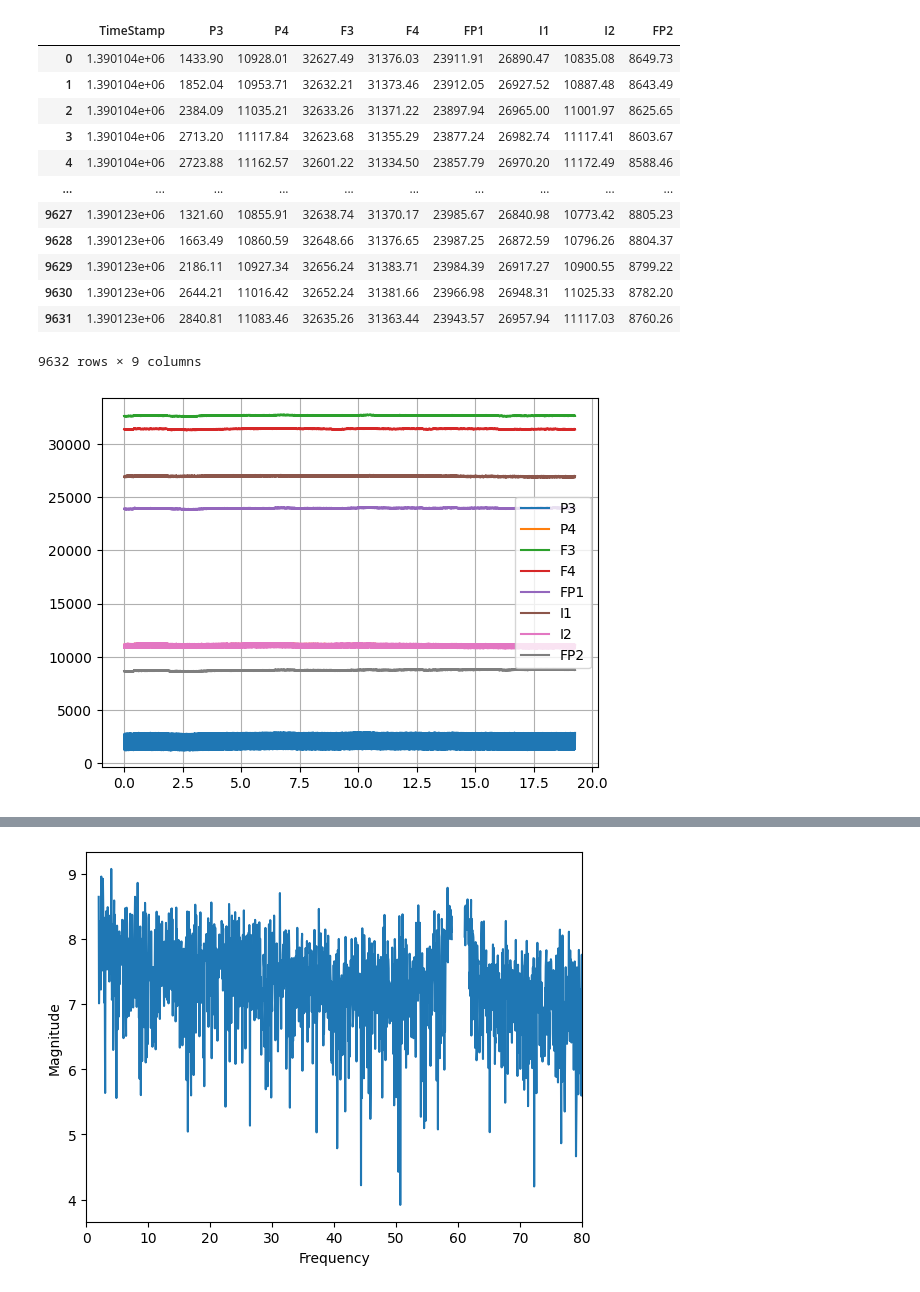
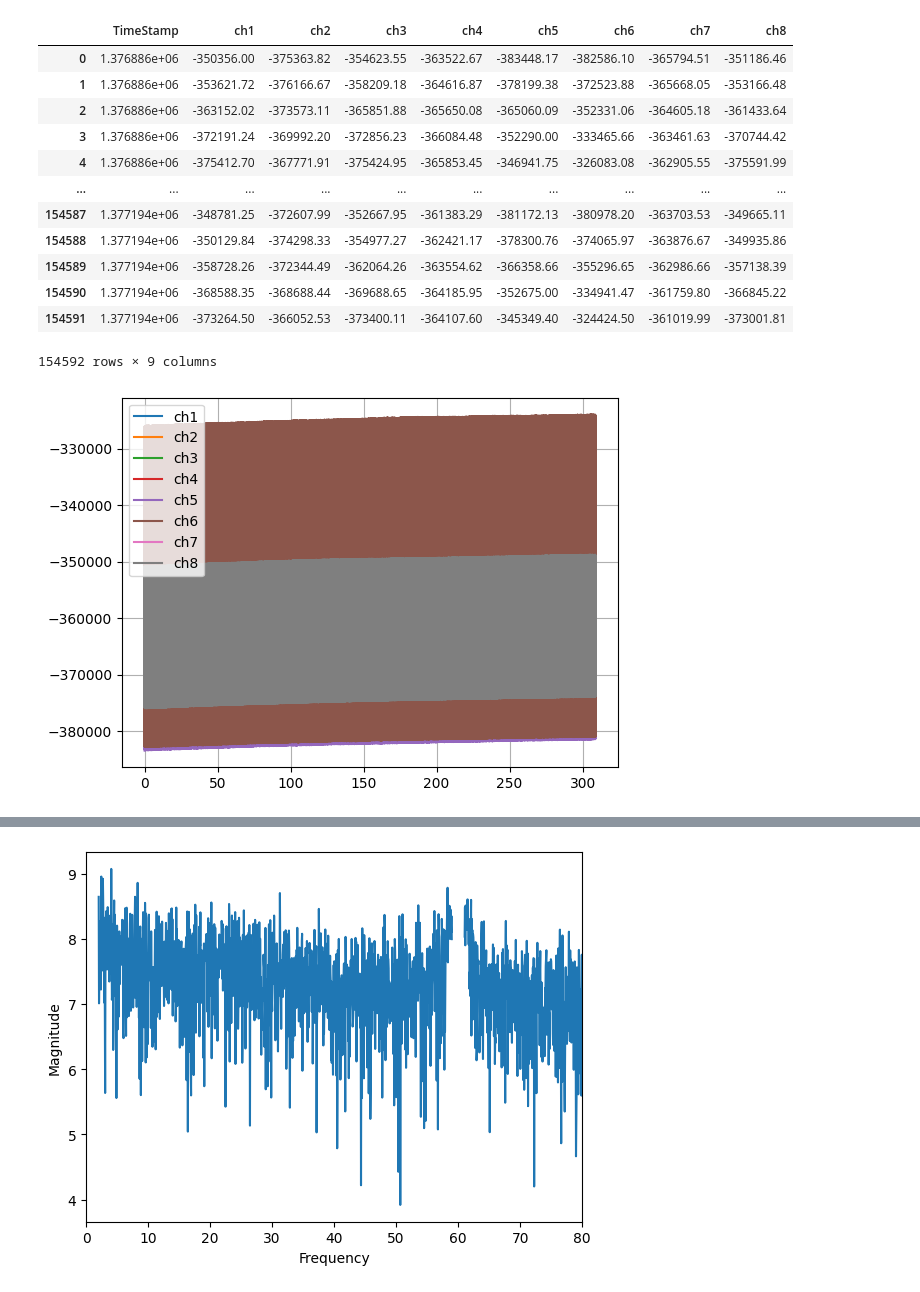
Before and after one commit to MyelinGroup/myelin-fuzzy-logic, a Jupyter notebook: analyze.ipynb, the cells around one changed output, grey strips where cells are left out. Saved outputs shown, nothing was run; the diff lists cells and outputs as text; code cells hidden in the pictures.

```diff
--- a/analyze.ipynb
+++ b/analyze.ipynb
@@ -6,25 +6,28 @@ from scipy.fft import fft, fftfreq, ifft
 # %%
 # df = pd.read_csv('Our Recorded Data/Zach EEG Data/Alpha Zach_ExG.csv')
 # df = pd.read_csv('Chethan EEG Data/.csv')
 # df = pd.read_csv('Our Recorded Data/Chethan EEG Data/Chethan Alpha_ExG.csv')
-df = pd.read_csv('Our Recorded Data/Ilia EEG Data/R8 Ilia Angry_ExG.csv')
-# df = pd.read_csv('Our Recorded Data/Background EEG/Background Noise_ExG.csv')
+
+# df = pd.read_csv('Our Recorded Data/Ilia EEG Data/R8 Ilia Angry_ExG.csv')
+# df = pd.read_csv('Our Recorded Data/Ilia EEG Data/R8 _ExG.csv')
+
+df = pd.read_csv('Our Recorded Data/Background EEG/Background Noise_ExG.csv')
 # timestamps_df = pd.read_csv('Zach EEG Data/Alpha Zach_Marker.csv')
 df
 # %% [output]
-|  | TimeStamp | P3 | P4 | F3 | F4 | FP1 | I1 | I2 | FP2 |
-| 0 | 1.390104e+06 | 1433.90 | 10928.01 | 32627.49 | 31376.03 | 23911.91 | 26890.47 | 10835.08 | 8649.73 |
-| 1 | 1.390104e+06 | 1852.04 | 10953.71 | 32632.21 | 31373.46 | 23912.05 | 26927.52 | 10887.48 | 8643.49 |
-| 2 | 1.390104e+06 | 2384.09 | 11035.21 | 32633.26 | 31371.22 | 23897.94 | 26965.00 | 11001.97 | 8625.65 |
-| 3 | 1.390104e+06 | 2713.20 | 11117.84 | 32623.68 | 31355.29 | 23877.24 | 26982.74 | 11117.41 | 8603.67 |
-| 4 | 1.390104e+06 | 2723.88 | 11162.57 | 32601.22 | 31334.50 | 23857.79 | 26970.20 | 11172.49 | 8588.46 |
+|  | TimeStamp | ch1 | ch2 | ch3 | ch4 | ch5 | ch6 | ch7 | ch8 |
+| 0 | 1.376886e+06 | -350356.00 | -375363.82 | -354623.55 | -363522.67 | -383448.17 | -382586.10 | -365794.51 | -351186.46 |
+| 1 | 1.376886e+06 | -353621.72 | -376166.67 | -358209.18 | -364616.87 | -378199.38 | -372523.88 | -365668.05 | -353166.48 |
+| 2 | 1.376886e+06 | -363152.02 | -373573.11 | -365851.88 | -365650.08 | -365060.09 | -352331.06 | -364605.18 | -361433.64 |
+| 3 | 1.376886e+06 | -372191.24 | -369992.20 | -372856.23 | -366084.48 | -352290.00 | -333465.66 | -363461.63 | -370744.42 |
+| 4 | 1.376886e+06 | -375412.70 | -367771.91 | -375424.95 | -365853.45 | -346941.75 | -326083.08 | -362905.55 | -375591.99 |
 | ... | ... | ... | ... | ... | ... | ... | ... | ... | ... |
-| 9627 | 1.390123e+06 | 1321.60 | 10855.91 | 32638.74 | 31370.17 | 23985.67 | 26840.98 | 10773.42 | 8805.23 |
-| 9628 | 1.390123e+06 | 1663.49 | 10860.59 | 32648.66 | 31376.65 | 23987.25 | 26872.59 | 10796.26 | 8804.37 |
-| 9629 | 1.390123e+06 | 2186.11 | 10927.34 | 32656.24 | 31383.71 | 23984.39 | 26917.27 | 10900.55 | 8799.22 |
-| 9630 | 1.390123e+06 | 2644.21 | 11016.42 | 32652.24 | 31381.66 | 23966.98 | 26948.31 | 11025.33 | 8782.20 |
-| 9631 | 1.390123e+06 | 2840.81 | 11083.46 | 32635.26 | 31363.44 | 23943.57 | 26957.94 | 11117.03 | 8760.26 |
+| 154587 | 1.377194e+06 | -348781.25 | -372607.99 | -352667.95 | -361383.29 | -381172.13 | -380978.20 | -363703.53 | -349665.11 |
+| 154588 | 1.377194e+06 | -350129.84 | -374298.33 | -354977.27 | -362421.17 | -378300.76 | -374065.97 | -363876.67 | -349935.86 |
+| 154589 | 1.377194e+06 | -358728.26 | -372344.49 | -362064.26 | -363554.62 | -366358.66 | -355296.65 | -362986.66 | -357138.39 |
+| 154590 | 1.377194e+06 | -368588.35 | -368688.44 | -369688.65 | -364185.95 | -352675.00 | -334941.47 | -361759.80 | -366845.22 |
+| 154591 | 1.377194e+06 | -373264.50 | -366052.53 | -373400.11 | -364107.60 | -345349.40 | -324424.50 | -361019.99 | -373001.81 |
-9632 rows × 9 columns
+154592 rows × 9 columns
 # %%
 x = np.array(df['TimeStamp'])
 x = x - x[0]
@@ -38,6 +41,6 @@ plt.legend()
 plt.grid()
 plt.show()
 # %% [output]
-[figure, old version]
+[figure, new version]
 # %%
 # Work with FP1
```
Also changed, not shown: parts of 4 cells of this notebook, 25 other files.
